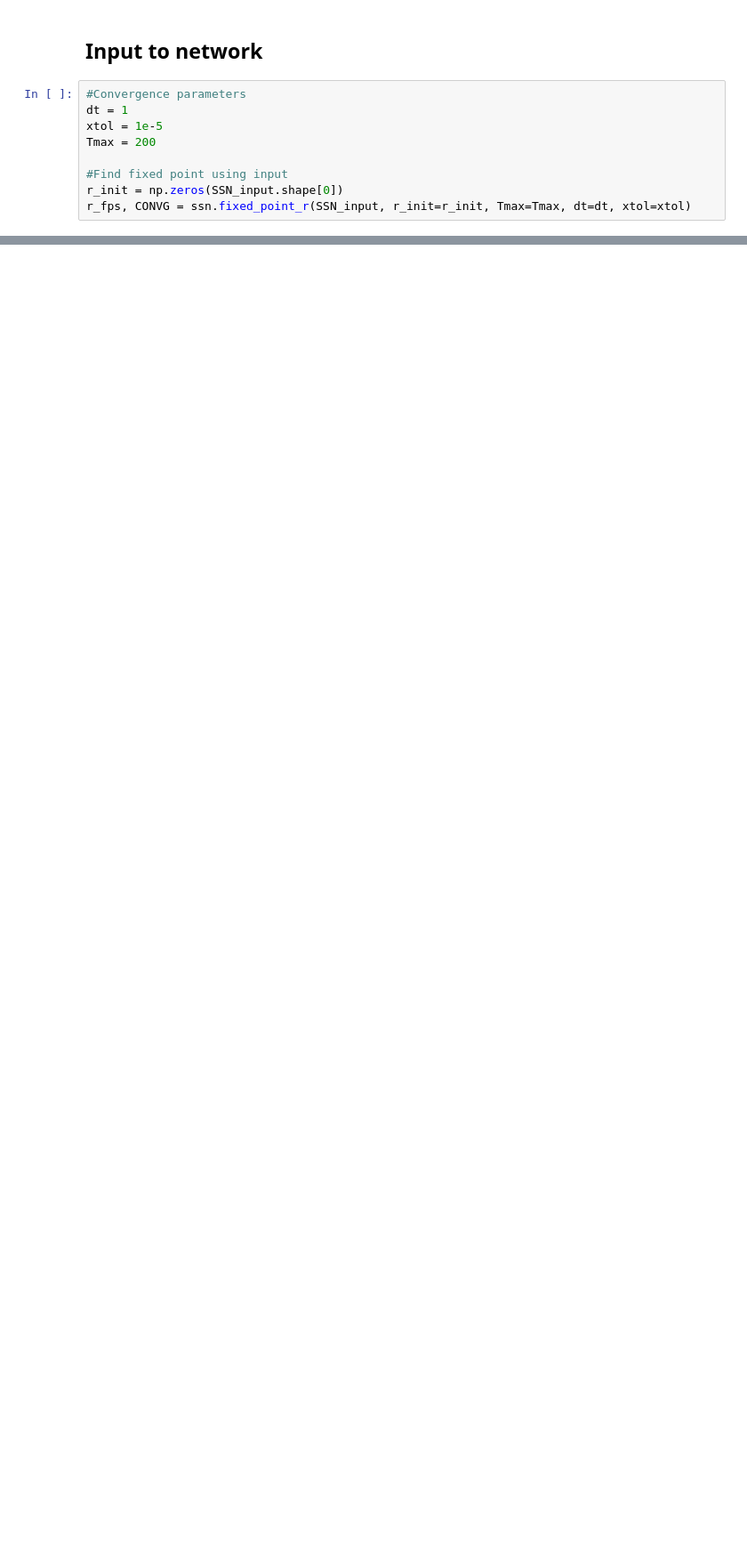
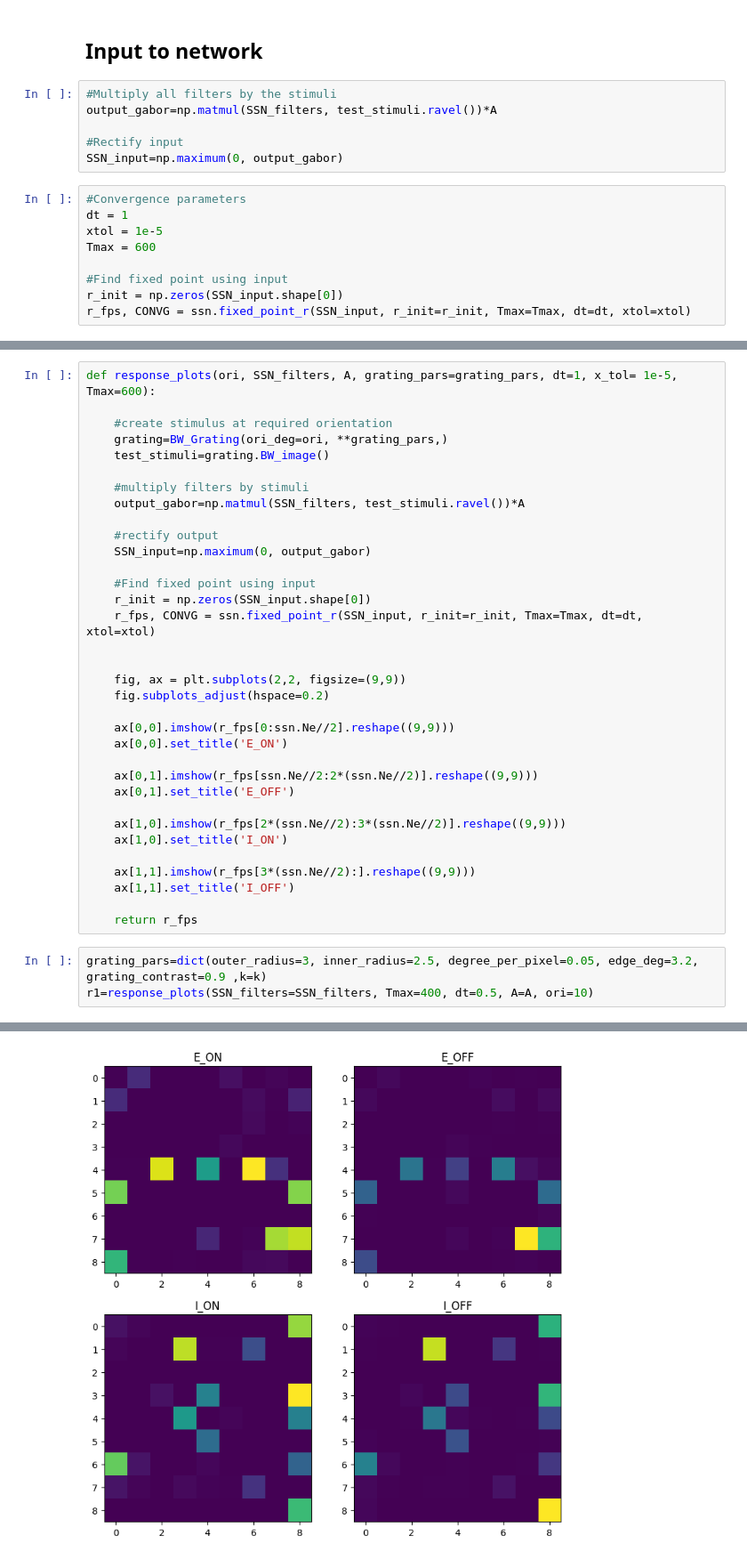
Before and after one commit to clarapecci/SSN_VPL, a Jupyter notebook: 2D SSN simulation.ipynb, the cells around one changed output, grey strips where cells are left out. Shown at 89% size. Drawn from its saved outputs; the diff is of its cells as text; blank space fills up the shorter version.

```diff
--- a/2D SSN simulation.ipynb
+++ b/2D SSN simulation.ipynb
@@ -209,10 +145,16 @@ SSN_input=np.maximum(0, output_gabor_off)
 # %% [markdown]
 ## Input to network
+# %%
+#Multiply all filters by the stimuli
+output_gabor=np.matmul(SSN_filters, test_stimuli.ravel())*A
+
+#Rectify input
+SSN_input=np.maximum(0, output_gabor)
 # %%
 #Convergence parameters
 dt = 1
 xtol = 1e-5
-Tmax = 200
+Tmax = 600
 
 #Find fixed point using input
 r_init = np.zeros(SSN_input.shape[0])
@@ -223,2 +165,40 @@ r_fps, CONVG = ssn.fixed_point_r(SSN_input, r_init=r_init, Tmax=Tmax, dt=dt, xto
 
 Did not reach fixed point.
+# %%
+def response_plots(ori, SSN_filters, A, grating_pars=grating_pars, dt=1, x_tol= 1e-5, Tmax=600):
+
+    #create stimulus at required orientation
+    grating=BW_Grating(ori_deg=ori, **grating_pars,)
+    test_stimuli=grating.BW_image()
+
+    #multiply filters by stimuli
+    output_gabor=np.matmul(SSN_filters, test_stimuli.ravel())*A
+
+    #rectify output
+    SSN_input=np.maximum(0, output_gabor)
+
+    #Find fixed point using input
+    r_init = np.zeros(SSN_input.shape[0])
+    r_fps, CONVG = ssn.fixed_point_r(SSN_input, r_init=r_init, Tmax=Tmax, dt=dt, xtol=xtol)
+
+
+    fig, ax = plt.subplots(2,2, figsize=(9,9))
+    fig.subplots_adjust(hspace=0.2)
+
+    ax[0,0].imshow(r_fps[0:ssn.Ne//2].reshape((9,9)))
+    ax[0,0].set_title('E_ON')
+
+    ax[0,1].imshow(r_fps[ssn.Ne//2:2*(ssn.Ne//2)].reshape((9,9)))
+    ax[0,1].set_title('E_OFF')
+
+    ax[1,0].imshow(r_fps[2*(ssn.Ne//2):3*(ssn.Ne//2)].reshape((9,9)))
+    ax[1,0].set_title('I_ON')
+
+    ax[1,1].imshow(r_fps[3*(ssn.Ne//2):].reshape((9,9)))
+    ax[1,1].set_title('I_OFF')
+
+    return r_fps
+# %%
+grating_pars=dict(outer_radius=3, inner_radius=2.5, degree_per_pixel=0.05, edge_deg=3.2, grating_contrast=0.9 ,k=k)
+r1=response_plots(SSN_filters=SSN_filters, Tmax=400, dt=0.5, A=A, ori=10)
+# %% [output]
@@ -224,0 +209 @@ Did not reach fixed point.
+[figure, added]
```
Also changed, not shown: parts of 25 cells of this notebook.
